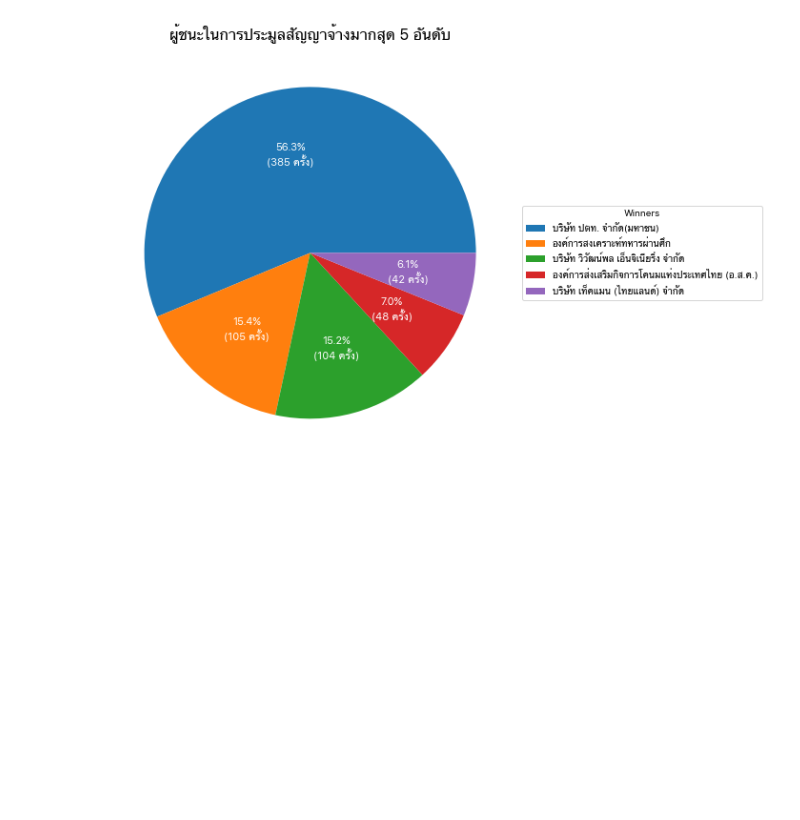
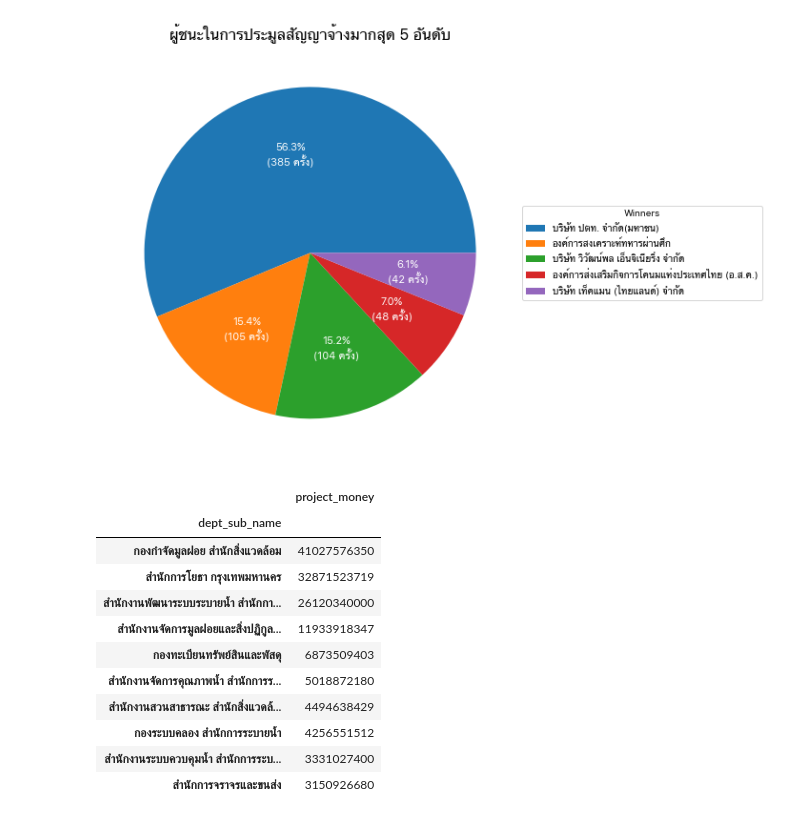
Before and after one commit to tunlaton11/DS4Biz_Assignment, a Jupyter notebook: DS4Biz_Assignment1_63070224.ipynb, the cells around one changed output. Drawn from its saved outputs; the diff is of its cells as text; code cells hidden in the pictures; blank space fills up the shorter version.

```diff
--- a/DS4Biz_Assignment1_63070224.ipynb
+++ b/DS4Biz_Assignment1_63070224.ipynb
@@ -296,3 +332,20 @@ ax.set_title("ผู้ชนะในการประมูลสัญญา
 plt.show()
 # %% [output]
 [figure]
+# %%
+# top 10 dept with the most money
+top_10_dept = pd.DataFrame(df.groupby('dept_sub_name')['project_money'].sum()).nlargest(n=10,columns=['project_money'])
+top_10_dept.nlargest(n=10,columns=['project_money'])
+# %% [output]
+|  | project_money |
+| dept_sub_name |  |
+| กองกำจัดมูลฝอย สำนักสิ่งแวดล้อม | 41027576350 |
+| สำนักการโยธา กรุงเทพมหานคร | 32871523719 |
+| สำนักงานพัฒนาระบบระบายน้ำ สำนักกา... | 26120340000 |
+| สำนักงานจัดการมูลฝอยและสิ่งปฏิกูล... | 11933918347 |
+| กองทะเบียนทรัพย์สินและพัสดุ | 6873509403 |
+| สำนักงานจัดการคุณภาพน้ำ สำนักการร... | 5018872180 |
+| สำนักงานสวนสาธารณะ สำนักสิ่งแวดล้... | 4494638429 |
+| กองระบบคลอง สำนักการระบายน้ำ | 4256551512 |
+| สำนักงานระบบควบคุมน้ำ สำนักการระบ... | 3331027400 |
+| สำนักการจราจรและขนส่ง | 3150926680 |
```
Also changed, not shown: parts of 6 cells of this notebook.
